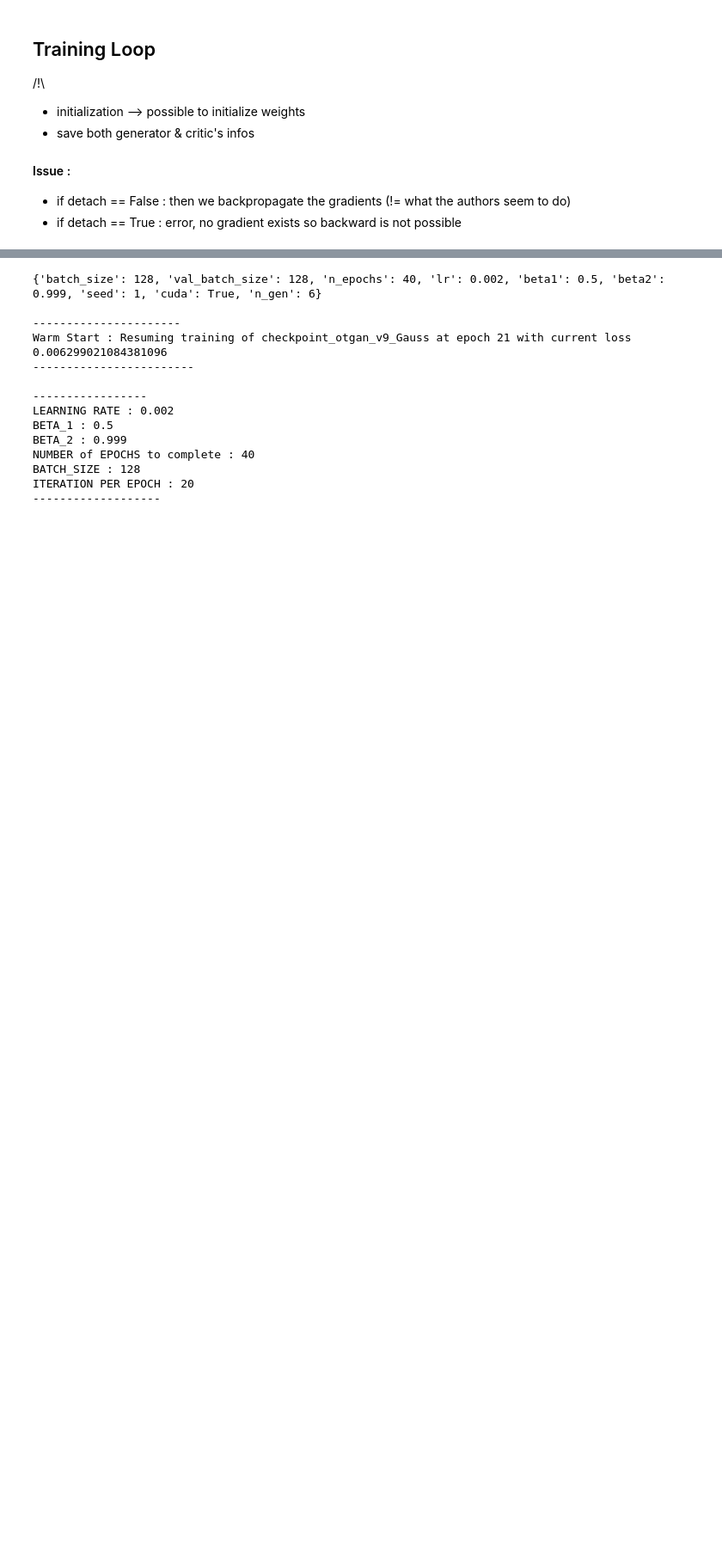
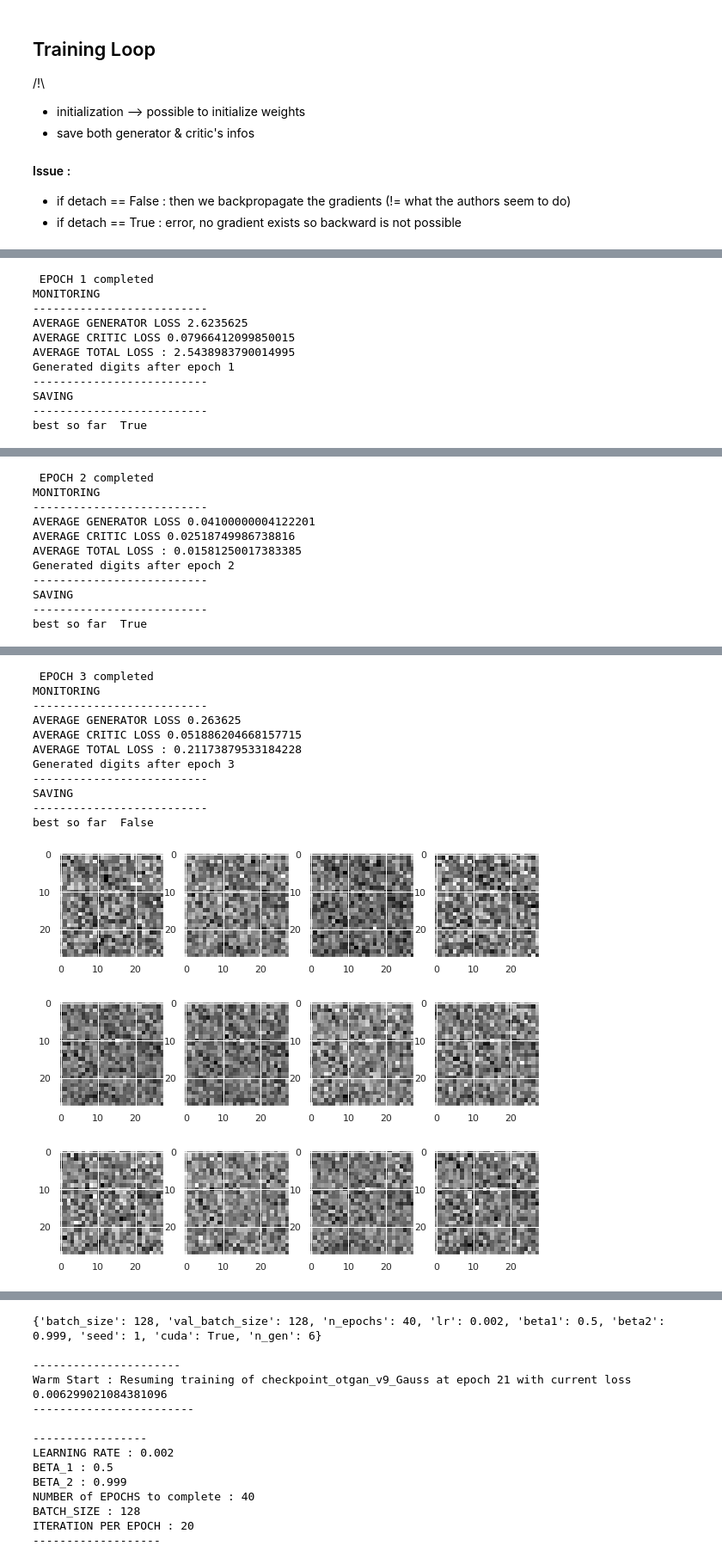
Before and after one commit to philomenec/Optimal-Transport, a Jupyter notebook: OTGAN.ipynb, the cells around one changed output, grey strips where cells are left out. Shown at 86% size. Cells and saved outputs as stored; diff of their text form; code cells hidden in the pictures; blank space fills up the shorter version.

```diff
--- a/OTGAN.ipynb
+++ b/OTGAN.ipynb
@@ -649,7 +623,7 @@ class Discriminator(nn.Module):
 
     def forward(self, x: Tensor):
       #3
-      x = x.view(-1, 28*28)
+      x = x.view(-1, 28*28).float()
       #4
       x = F.leaky_relu(self.fc1(x), 0.2) # (input, negative_slope=0.2)
       x = self.dropout(x)
@@ -661,7 +635,10 @@ class Discriminator(nn.Module):
       out = self.fc4(x)
       return out
 # %%
-iter_X = iter(train_loader)
+# iter_X = iter(train_loader)
+iter_X = iter(GaussianMixture_loader)
 img, _ = iter_X.next()
 img.size()
 img.view(-1, 28*28).size()
+disc = Discriminator()
+out = disc(img)
@@ -851,8 +815,9 @@ loss_cos_dist(X, Xp, Y, Yp)
 - if detach == False : then we backpropagate the gradients (!= what the authors seem to do)
 - if detach == True : error, no gradient exists so backward is not possible
 # %%
-#mnist_loader = train_resized_loader
-mnist_loader = train_loader
+mnist_loader = train_resized_loader
+# mnist_loader = train_pad_loader
+# mnist_loader = train_loader
 # %%
 #saving and loading checkpoints
 import shutil
@@ -1150,3 +1145,18 @@ def training_loop(args = args,
 
     trained_model = {'critic':critic, 'generator' :generator}
     return trained_model
+# %%
+##NO DETACT
+args["n_gen"]=3
+args["lr"]=0.002
+args["batch_size"] = 128
+args["n_epochs"]=3
+print(args)
+DB = GaussianMixture_loader
+# DB = mnist_loader
+trained_model = training_loop(args=args, dataloader = DB ,
+                              verbose=False, warm_start=False,
+                              checkpoint_name='checkpoint_otgan_v13_Gauss_NOdetach',plot_digit=True,
+                              # archi="author",
+                              archi="new",
+                              use_images=False)
@@ -1152,0 +1229,16 @@ def training_loop(args = args,
+# %%
+##NO DETACT
+args["n_gen"]=3
+args["lr"]=0.002
+args["batch_size"] = 128
+args["n_epochs"]=3
+print(args)
+DB = GaussianMixture_loader
+# DB = mnist_loader
+trained_model = training_loop(args=args, dataloader = DB ,
+                              verbose=False, warm_start=False,
+                              checkpoint_name='checkpoint_otgan_v13_Gauss_NOdetach',plot_digit=True,
+                              # archi="author",
+                              archi="new",
+                              use_images=False)
+# %% [output]
@@ -1152,0 +1260,11 @@ def training_loop(args = args,
+ EPOCH 1 completed
+MONITORING
+--------------------------
+AVERAGE GENERATOR LOSS 2.6235625
+AVERAGE CRITIC LOSS 0.07966412099850015
+AVERAGE TOTAL LOSS : 2.5438983790014995
+Generated digits after epoch 1
+--------------------------
+SAVING
+--------------------------
+best so far  True
@@ -1152,0 +1272,11 @@ def training_loop(args = args,
+ EPOCH 2 completed
+MONITORING
+--------------------------
+AVERAGE GENERATOR LOSS 0.04100000004122201
+AVERAGE CRITIC LOSS 0.02518749986738816
+AVERAGE TOTAL LOSS : 0.01581250017383385
+Generated digits after epoch 2
+--------------------------
+SAVING
+--------------------------
+best so far  True
@@ -1152,0 +1284,14 @@ def training_loop(args = args,
+ EPOCH 3 completed
+MONITORING
+--------------------------
+AVERAGE GENERATOR LOSS 0.263625
+AVERAGE CRITIC LOSS 0.051886204668157715
+AVERAGE TOTAL LOSS : 0.21173879533184228
+Generated digits after epoch 3
+--------------------------
+SAVING
+--------------------------
+best so far  False
+[figure, added]
+[figure, added]
+[figure, added]
```
Also changed, not shown: parts of 77 cells of this notebook.
